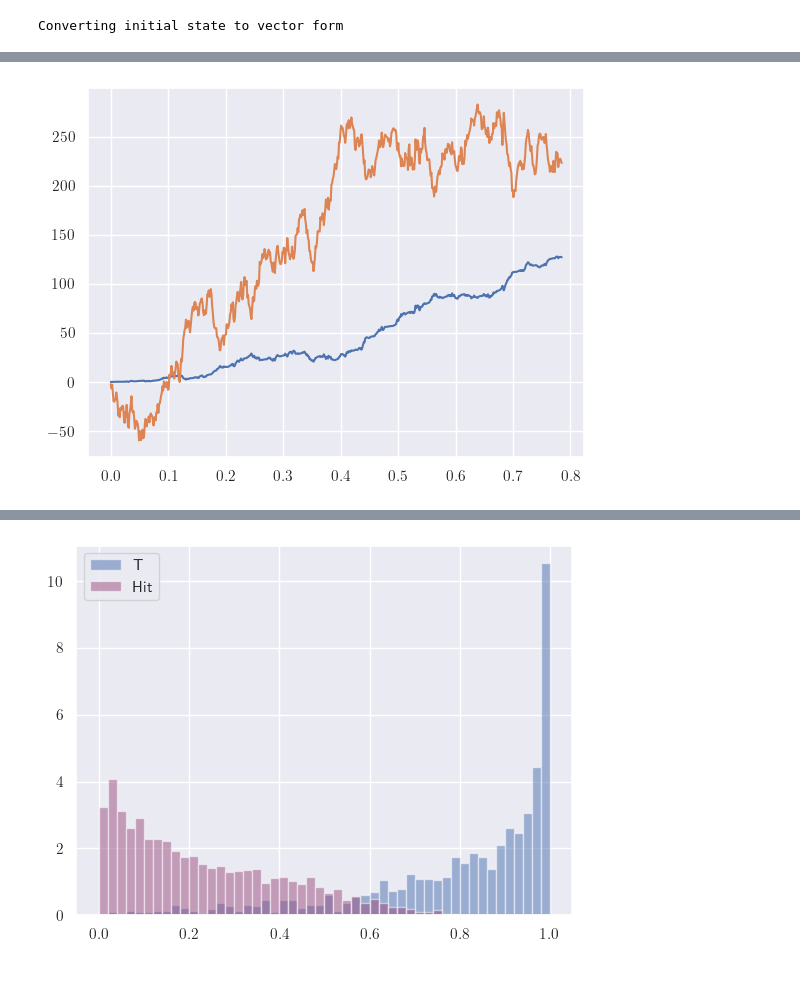
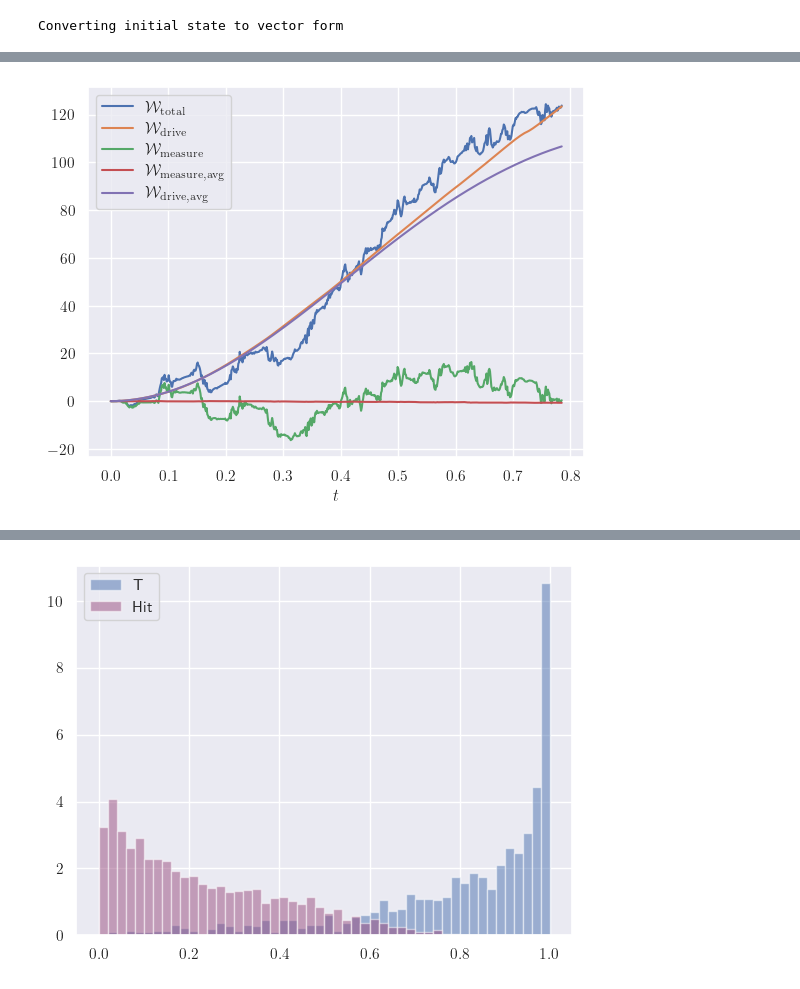
Before and after one commit to mikeal888/First_Passage_Times, a Jupyter notebook: Gambling_demon_2.ipynb, the cells around one changed output, grey strips where cells are left out. Cells and saved outputs as stored; diff of their text form; code cells hidden in the pictures.

```diff
--- a/Gambling_demon_2.ipynb
+++ b/Gambling_demon_2.ipynb
@@ -130,5 +130,5 @@ Var = np.sum(dGt * t**2)*dt - Et**2
 # %%
 ntraj = 4000
 
-result = ssesolve(H, rho0, t, sc_ops=c_ops, e_ops=[H0, sy, -1j*sm, 1j*sp], store_measurement=True, ntraj=ntraj, store_all_expect=True)
+result = ssesolve(H, rho0, t, sc_ops=c_ops, e_ops=[H0, sy, -1j*sm, 1j*sp, sz], store_measurement=True, ntraj=ntraj, store_all_expect=True)
 # %% [output]
@@ -145,21 +145,37 @@ Total run time:  37.25s
 # %%
 xi = result.noise.T[0,0].T
 sm_runs = result.runs_expect[:,2,:]
 sp_runs = result.runs_expect[:,3,:]
+sz_runs = result.runs_expect[:,4,:]
+sy_runs = result.runs_expect[:,1,:]
 
-W_measure = np.real(0.5*omega*np.sqrt(Gamma)*(np.exp(-1j*omega*t)*sm_runs + np.exp(1j*omega*t)*sp_runs)*xi/dt)
+omega = 100
+W_measure = np.real((0.5*omega*np.sqrt(Gamma)*(np.exp(-1j*omega*t)*sm_runs + np.exp(1j*omega*t)*sp_runs) - omega*sz_runs*sy_runs/2)*xi/dt)
 W_drive = np.real(omega*Omega*result.runs_expect[:,1,:]/np.sqrt(Gamma))
 W_T = np.cumsum(W_measure + W_drive, axis=1)*dt
+
+# average over
+W_measure_avg = np.mean(W_measure, axis=0)
+W_drive_avg = np.mean(W_drive, axis=0)
+W_T_avg = np.mean(W_T, axis=0)
+
 
 Iy = np.real(np.array(result.measurement).reshape(ntraj, len(t)))
 
 # Work without absorbing boundary conditions
 W_e = omega*Omega*dt*np.cumsum(Iy, axis=1)/np.sqrt(Gamma)
 
-ix = 3
-plt.plot(t, W_T[ix], label=r'$\mathcal{W}_{\rm meas}$')
-plt.plot(t, W_e[ix], label=r'$\mathcal{W}_{\rm meas}$')
+ix = 6
+plt.plot(t, W_T[ix], label=r'$\mathcal{W}_{\rm total}$')
+plt.plot(t, np.cumsum(W_drive[ix])*dt, label=r'$\mathcal{W}_{\rm drive}$')
+plt.plot(t, np.cumsum(W_measure[ix])*dt, label=r'$\mathcal{W}_{\rm measure}$')
+
+plt.plot(t, np.cumsum(W_measure_avg)*dt, label=r'$\mathcal{W}_{\rm measure, avg}$')
+plt.plot(t, np.cumsum(W_drive_avg)*dt, label=r'$\mathcal{W}_{\rm drive, avg}$')
+
+plt.legend()
+plt.xlabel(r'$t$')
 
 plt.show()
 # %% [output]
-[figure, old version]
+[figure, new version]
```
Also changed, not shown: parts of 6 cells of this notebook, 1 other file.
